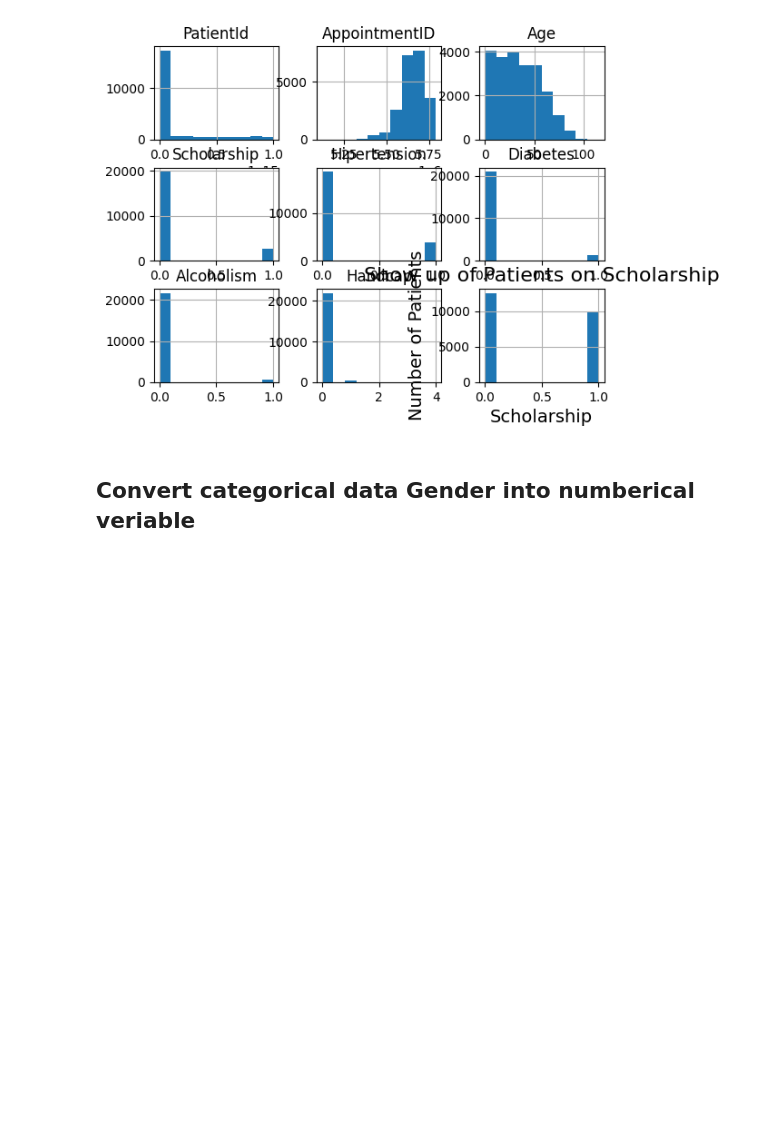
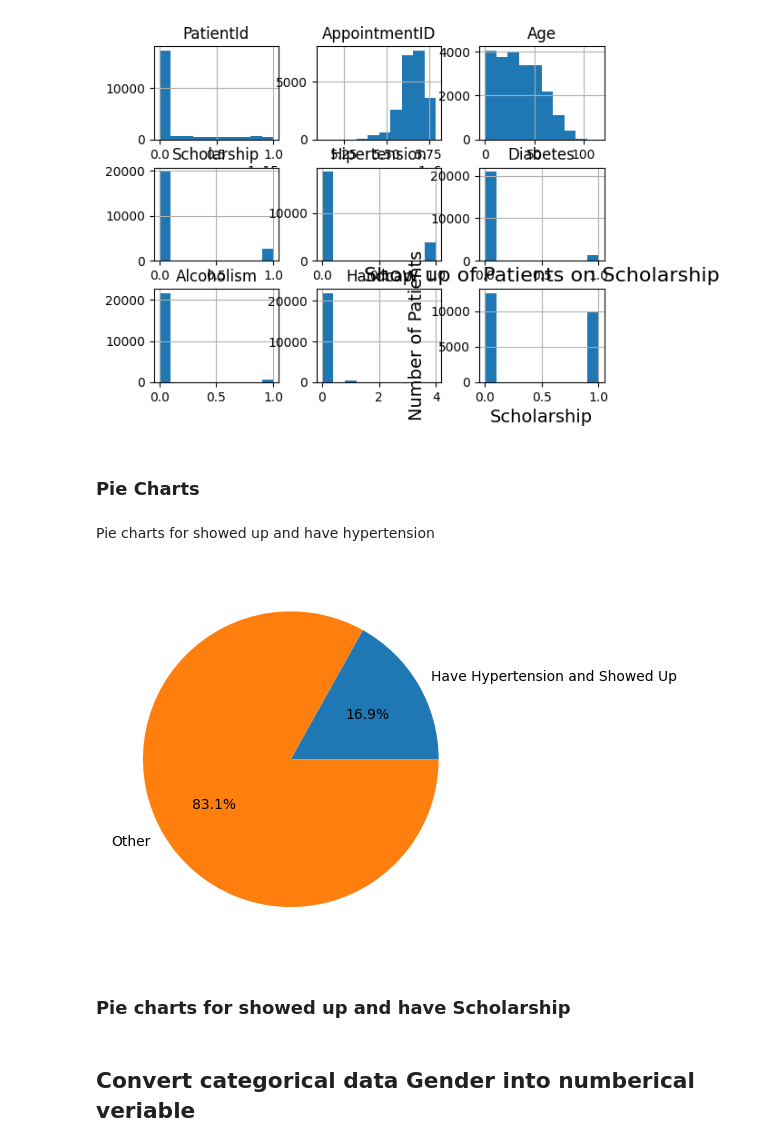
Before and after one commit to ijazkhan101/Medical-Appointment-No-Shows-EDA-Pie-charts, a Jupyter notebook: investigate a dataset.ipynb, the cells around one changed output. Saved outputs shown, nothing was run; the diff lists cells and outputs as text; code cells hidden in the pictures; blank space fills up the shorter version.

Commit message:
Pie charts
Pie charts

```diff
--- a/investigate a dataset.ipynb
+++ b/investigate a dataset.ipynb
@@ -349,3 +342,31 @@ plt.ylabel('Number of Patients', fontsize=14)
 # %% [output]
 Text(0, 0.5, 'Number of Patients')
 [figure]
+# %% [markdown]
+### Pie Charts
+# %% [markdown]
+Pie charts for showed up and have hypertension
+# %%
+import matplotlib.pyplot as plt
+
+# Filter the data for people who showed up and have hypertension
+df_filtered = df[(df['No-show'] == 1) & (df['Hipertension'] == 1)]
+
+# Count the number of people who have hypertension and showed up
+count = len(df_filtered)
+
+# Count the number of people who did not have hypertension and showed up
+total = len(df[df['No-show'] == 1])
+
+# Calculate the percentage of people who have hypertension and showed up
+percentage = count / total * 100
+
+# Create a pie chart with the percentage of people who have hypertension and showed up
+labels = ['Have Hypertension and Showed Up', 'Other']
+sizes = [percentage, 100 - percentage]
+plt.pie(sizes, labels=labels, autopct='%1.1f%%')
+plt.show()
+# %% [output]
+[figure, added]
+# %% [markdown]
+### Pie charts for showed up and have Scholarship
```
Also changed, not shown: parts of 17 cells of this notebook, 2 other files.
